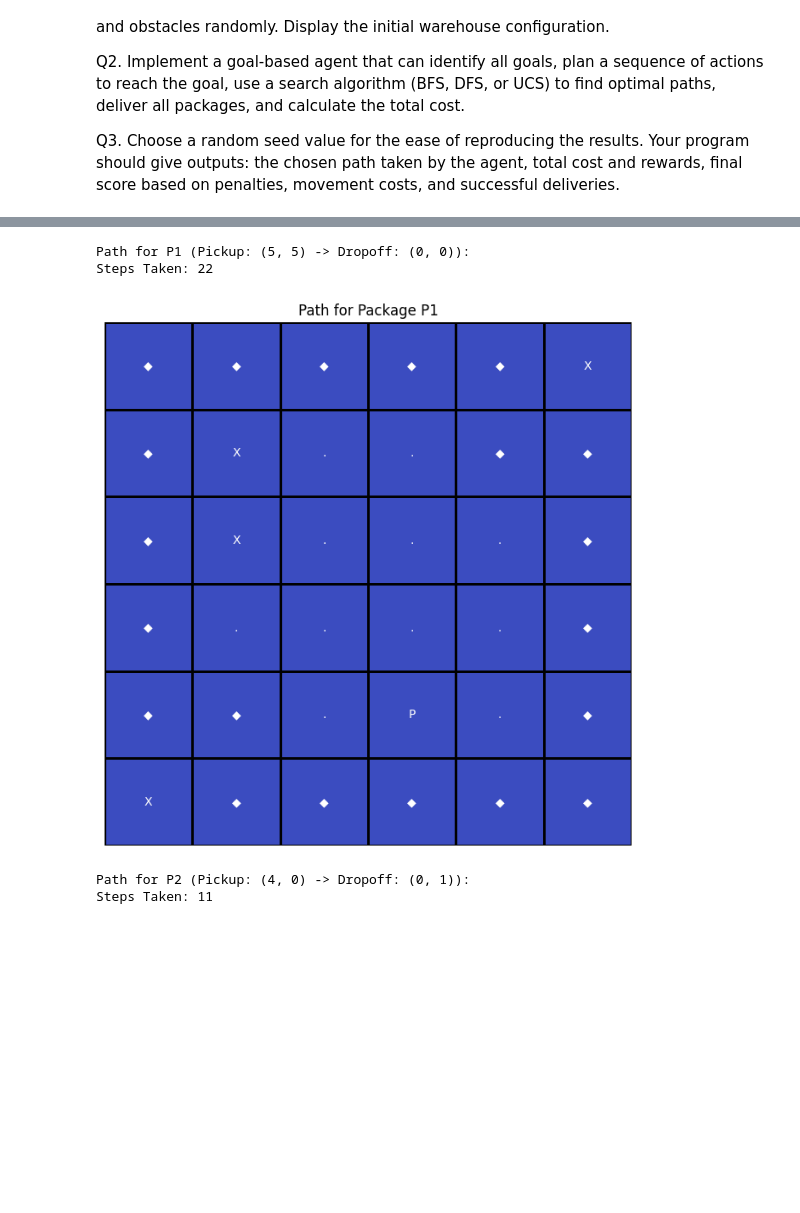
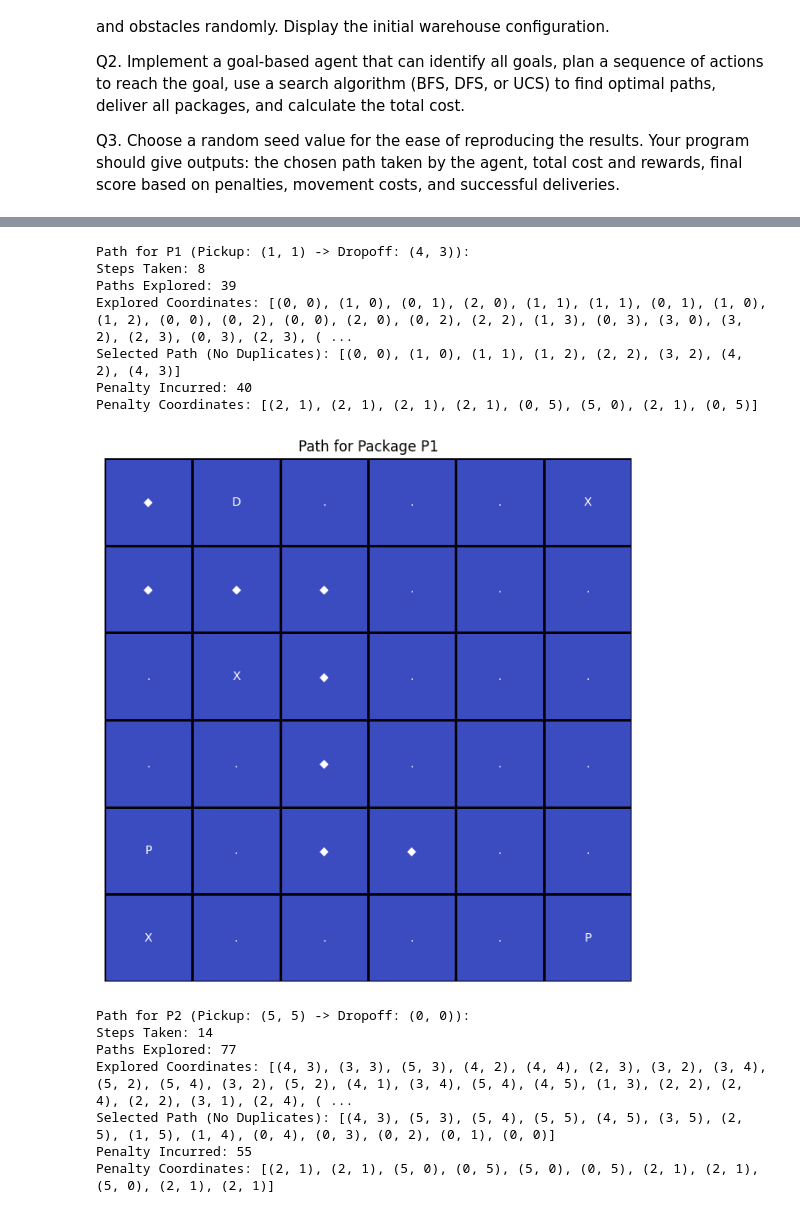
Before and after one commit to gauravraidata/IITJ-projects, a Jupyter notebook: AI_assignment_1.ipynb, the cells around one changed output, grey strips where cells are left out. Drawn from its saved outputs; the diff is of its cells as text; code cells hidden in the pictures; blank space fills up the shorter version.

```diff
--- a/AI_assignment_1.ipynb
+++ b/AI_assignment_1.ipynb
@@ -89,12 +89,18 @@ class WarehouseAgent:
         queue = Queue()
         queue.put((start, []))
         visited = set()
+        paths_explored = 0  # Counter for paths explored
+        explored_nodes = []  # Stores all explored coordinates
+        penalty_cost = 0  # Track penalty for this search
+        penalty_coordinates = []  # Store coordinates where penalty occurred
 
         while not queue.empty():
             (x, y), path = queue.get()
+            paths_explored += 1  # Increment paths explored count
+            explored_nodes.append((x, y))  # Store explored node
 
             if (x, y) == goal:
-                return path + [(x, y)]
+                return path + [(x, y)], paths_explored, explored_nodes, penalty_cost, penalty_coordinates
 
             if (x, y) in visited:
                 continue
@@ -104,11 +110,13 @@ class WarehouseAgent:
                 nx, ny = x + dx, y + dy
                 if 0 <= nx < self.N and 0 <= ny < self.M:
                     if (nx, ny) in self.obstacles:
-                        self.penalty += 5  # Obstacle penalty
+                        self.penalty += 5  # Global penalty tracking
+                        penalty_cost += 5  # Penalty for this specific search
+                        penalty_coordinates.append((nx, ny))  # Track obstacle coordinates
                     elif (nx, ny) not in visited:
                         queue.put(((nx, ny), path + [(x, y)]))
 
-        return []
+        return [], paths_explored, explored_nodes, penalty_cost, penalty_coordinates  # Return empty path if goal not found
 
     def display_path(self, path, package_num):
         temp_warehouse = np.copy(self.warehouse)
@@ -125,12 +133,23 @@ class WarehouseAgent:
     def run(self):
         self.display_warehouse()
 
+        total_paths_explored = 0  # Track total paths explored
+        total_penalty_per_package = {}  # Store penalty details for each package
+
         for i in range(self.P):
             pickup = self.packages[i]
             dropoff = self.dropoffs[i]
 
-            path_to_pickup = self.bfs_search(self.start, pickup)
-            path_to_dropoff = self.bfs_search(pickup, dropoff)
+            path_to_pickup, explored_pickup, explored_nodes_pickup, penalty_pickup, penalty_coords_pickup = self.bfs_search(self.start, pickup)
+            path_to_dropoff, explored_dropoff, explored_nodes_dropoff, penalty_dropoff, penalty_coords_dropoff = self.bfs_search(pickup, dropoff)
+
+            total_paths_explored += explored_pickup + explored_dropoff  # Count explored paths
+
+            # Store penalty details
+            total_penalty_per_package[f'P{i+1}'] = {
+                "penalty_cost": penalty_pickup + penalty_dropoff,
+                "penalty_coordinates": penalty_coords_pickup + penalty_coords_dropoff
+            }
 
             if path_to_pickup and path_to_dropoff:
                 steps = len(path_to_pickup) + len(path_to_dropoff)
@@ -139,18 +158,40 @@ class WarehouseAgent:
                 self.reward += 10
                 self.start = dropoff
 
+                # **Remove duplicate coordinates**
+                final_path = []
+                visited_set = set()
+                for coord in path_to_pickup + path_to_dropoff:
+                    if coord not in visited_set:
+                        final_path.append(coord)
+                        visited_set.add(coord)
+
                 print(f"\nPath for P{i+1} (Pickup: {pickup} -> Dropoff: {dropoff}):")
-                print(f"Steps Taken: {steps}")
-                self.display_path(path_to_pickup + path_to_dropoff, i+1)
+                print(f"Steps Taken: {len(final_path)}")  # Updated to reflect unique steps
+                print(f"Paths Explored: {explored_pickup + explored_dropoff}")
+                print(f"Explored Coordinates: {explored_nodes_pickup + explored_nodes_dropoff}")
+                print(f"Selected Path (No Duplicates): {final_path}")
+                print(f"Penalty Incurred: {penalty_pickup + penalty_dropoff}")
+                print(f"Penalty Coordinates: {penalty_coords_pickup + penalty_coords_dropoff}")
+
+                self.display_path(final_path, i+1)
 
         final_score = self.reward - self.total_cost - self.penalty
         print("\nTotal Steps Taken:", self.steps_taken)
         print("Total Cost:", self.total_cost)
         print("Total Reward:", self.reward)
         print("Total Penalty:", self.penalty)
+        print("Total Paths Explored:", total_paths_explored)
         print("Final Score:", final_score)
 
+        # Print penalty breakdown
+        print("\nPenalty Details Per Package:")
+        for pkg, details in total_penalty_per_package.items():
+            print(f"{pkg}: Penalty = {details['penalty_cost']}, Coordinates = {details['penalty_coordinates']}")
+
+
+
 if __name__ == "__main__":
-    agent = WarehouseAgent(N=6, M=6, P=3, O=4)
+    agent = WarehouseAgent(N=6, M=6, P=3, O=3)
     agent.run()
 # %% [output]
@@ -158,5 +199,15 @@ if __name__ == "__main__":
-Path for P1 (Pickup: (5, 5) -> Dropoff: (0, 0)):
-Steps Taken: 22
+Path for P1 (Pickup: (1, 1) -> Dropoff: (4, 3)):
+Steps Taken: 8
+Paths Explored: 39
+Explored Coordinates: [(0, 0), (1, 0), (0, 1), (2, 0), (1, 1), (1, 1), (0, 1), (1, 0), (1, 2), (0, 0), (0, 2), (0, 0), (2, 0), (0, 2), (2, 2), (1, 3), (0, 3), (3, 0), (3, 2), (2, 3), (0, 3), (2, 3), ( ...
+Selected Path (No Duplicates): [(0, 0), (1, 0), (1, 1), (1, 2), (2, 2), (3, 2), (4, 2), (4, 3)]
+Penalty Incurred: 40
+Penalty Coordinates: [(2, 1), (2, 1), (2, 1), (2, 1), (0, 5), (5, 0), (2, 1), (0, 5)]
-[figure, old version]
+[figure, new version]
-Path for P2 (Pickup: (4, 0) -> Dropoff: (0, 1)):
-Steps Taken: 11
+Path for P2 (Pickup: (5, 5) -> Dropoff: (0, 0)):
+Steps Taken: 14
+Paths Explored: 77
+Explored Coordinates: [(4, 3), (3, 3), (5, 3), (4, 2), (4, 4), (2, 3), (3, 2), (3, 4), (5, 2), (5, 4), (3, 2), (5, 2), (4, 1), (3, 4), (5, 4), (4, 5), (1, 3), (2, 2), (2, 4), (2, 2), (3, 1), (2, 4), ( ...
+Selected Path (No Duplicates): [(4, 3), (5, 3), (5, 4), (5, 5), (4, 5), (3, 5), (2, 5), (1, 5), (1, 4), (0, 4), (0, 3), (0, 2), (0, 1), (0, 0)]
+Penalty Incurred: 55
+Penalty Coordinates: [(2, 1), (2, 1), (5, 0), (0, 5), (5, 0), (0, 5), (2, 1), (2, 1), (5, 0), (2, 1), (2, 1)]
```
Also changed, not shown: parts of 1 cell of this notebook.
